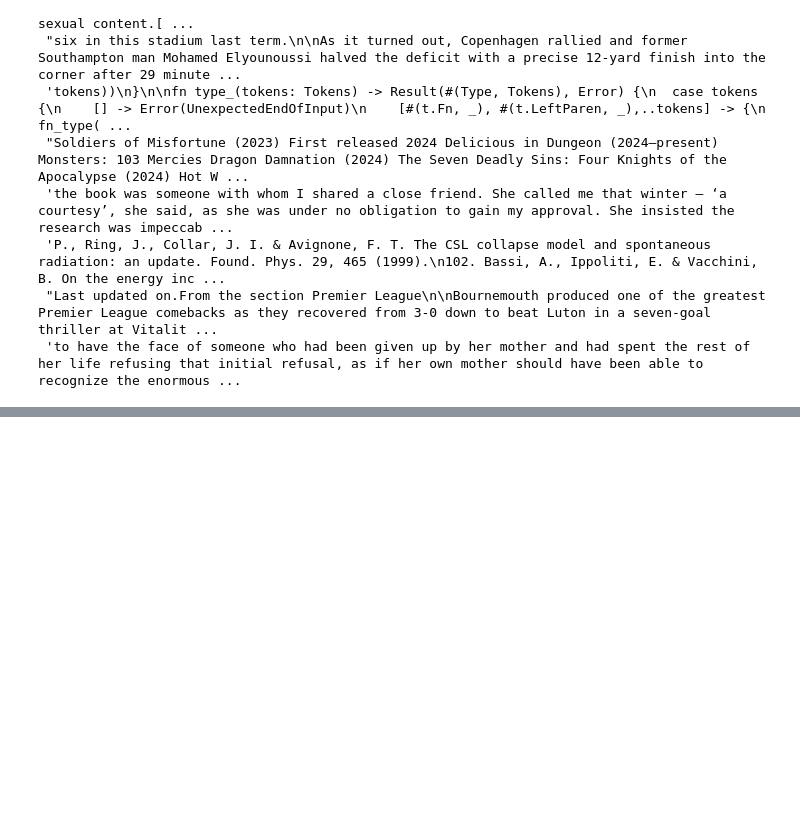
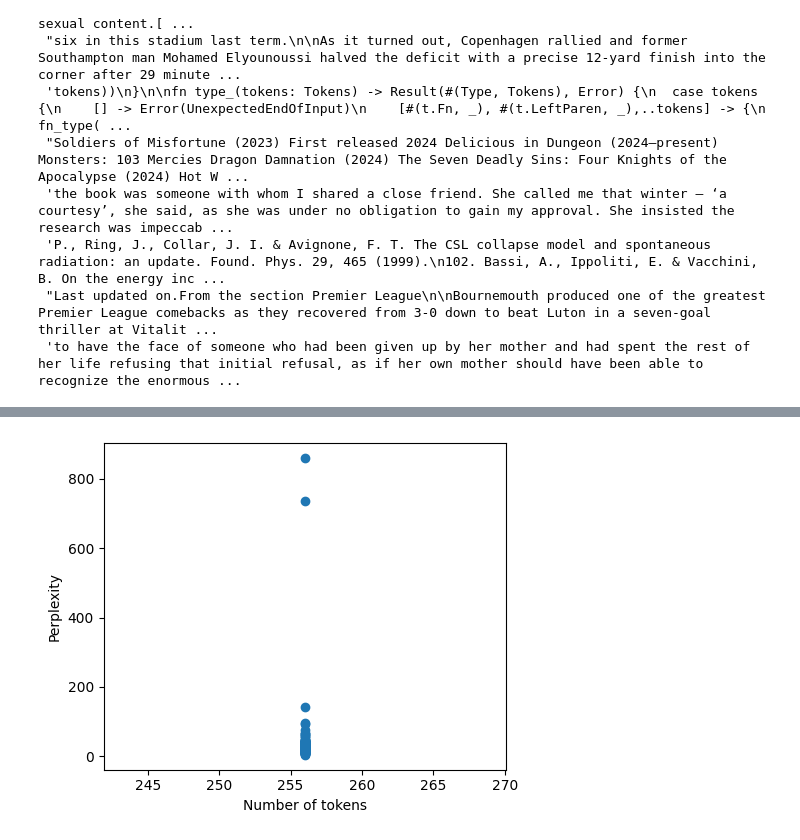
Before and after one commit to mmarius/verbatim-memorization, a Jupyter notebook: notebooks/explore_injection_data.ipynb, the cells around one changed output, grey strips where cells are left out. Cells and saved outputs as stored; diff of their text form; code cells hidden in the pictures; blank space fills up the shorter version.

```diff
--- a/notebooks/explore_injection_data.ipynb
+++ b/notebooks/explore_injection_data.ipynb
@@ -47,0 +164,9 @@ The title of this book – as titles so often are – is a lie. This
+# %%
+# plot perplexity vs number of tokens
+fig, axes = plt.subplots(1, 1, figsize=(5, 4))
+axes.scatter(dataset['length'], dataset['ppl'])
+axes.set_xlabel('Number of tokens')
+axes.set_ylabel('Perplexity')
+plt.tight_layout()
+# %% [output]
+[figure, added]
```
Also changed, not shown: parts of 18 cells of this notebook.
